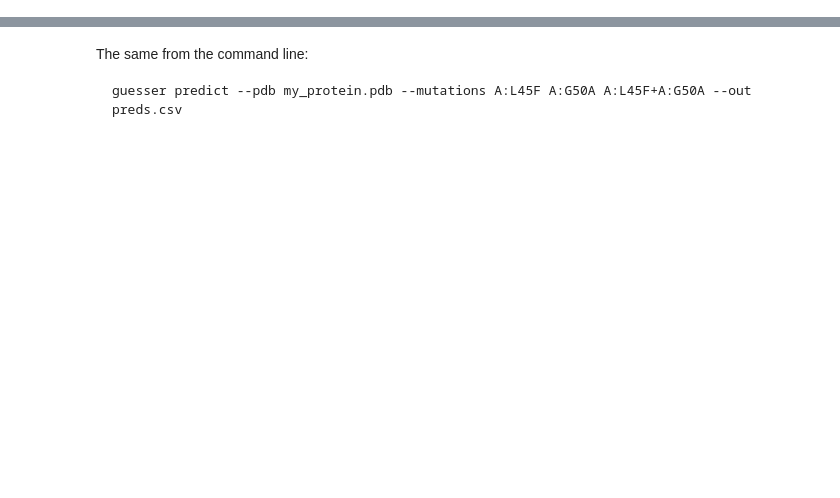
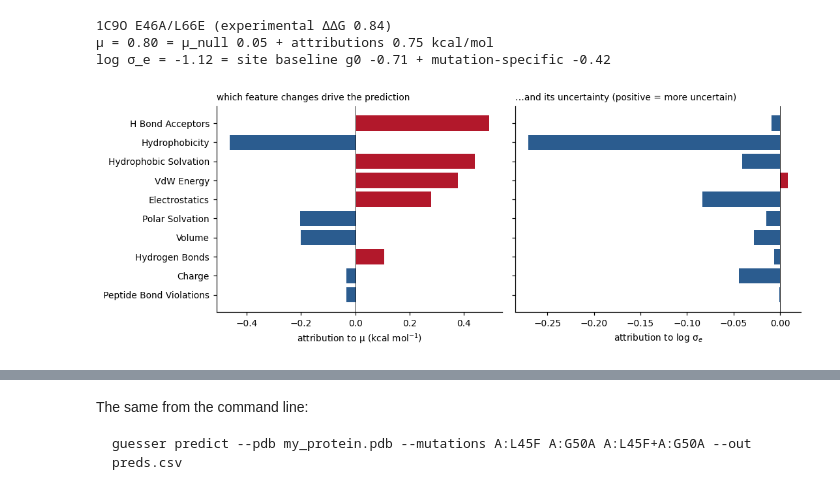
Before and after one commit to davsjob/guesser, a Jupyter notebook: notebooks/quickstart.ipynb, the cells around one changed output, grey strips where cells are left out. Drawn from its saved outputs; the diff is of its cells as text; code cells hidden in the pictures; blank space fills up the shorter version.

```diff
--- a/notebooks/quickstart.ipynb
+++ b/notebooks/quickstart.ipynb
@@ -115,0 +129,38 @@ node.sort_values(["mutated", "attribution"], ascending=[False, False], key=lambd
+# %%
+from torch_geometric.data import Batch
+from guesser.explain.core import explain_batch, load_explain_model
+
+# a double mutant: E46A/L66E in 1C9O (PTMUL-D)
+i = next(k for k, it in enumerate(graphs) if it["pdb"] == "1C9O.pdb" and short(it["mutation"]) == "E46A/L66E")
+g_wt, g_mt = graphs[i]["graph_pair"]
+bw, bm = Batch.from_data_list([g_wt]), Batch.from_data_list([g_mt])
+runs = []
+for w in weights:
+    model = load_explain_model(w, 23, torch.device("cpu"), torch.float64)
+    runs.append(explain_batch(model, bw, bm, n_steps=32, fast=True, max_nodes_per_pass=5000)[0][0])
+mean = lambda key: np.mean([r[key] for r in runs], axis=0)
+A_mu, A_sig = mean("signed_attr_mu"), mean("signed_attr_epistemic")       # [nodes, 23]
+g, g0 = mean("f_mut_epistemic"), mean("f0_mut_epistemic")
+
+print(graphs[i]["pdb"].replace(".pdb", ""), short(graphs[i]["mutation"]), f"(experimental ΔΔG {ens.true_ddg[i]:.2f})")
+print(f"μ = {mean('f_mut_mu'):.2f} = μ_null {mean('f0_mut_mu'):.2f} + attributions {A_mu.sum():.2f} kcal/mol")
+print(f"log σ_e = {g:.2f} = site baseline g0 {g0:.2f} + mutation-specific {A_sig.sum():.2f}")
+# %% [output]
+1C9O E46A/L66E (experimental ΔΔG 0.84)
+μ = 0.80 = μ_null 0.05 + attributions 0.75 kcal/mol
+log σ_e = -1.12 = site baseline g0 -0.71 + mutation-specific -0.42
+# %%
+names = [f.replace("_", " ") for f in FEATURE_NAMES]
+feat_mu = pd.Series(A_mu.sum(0), index=names)
+feat_sig = pd.Series(A_sig.sum(0), index=names)
+top = feat_mu.abs().nlargest(10).index[::-1]     # the ten features with the largest attribution to μ
+
+fig, ax = plt.subplots(1, 2, figsize=(10, 3.8), sharey=True)
+for a, s, lab in ((ax[0], feat_mu, "attribution to μ (kcal mol$^{-1}$)"), (ax[1], feat_sig, "attribution to log σ$_e$")):
+    a.barh(top, s[top], color=np.where(s[top] > 0, "#B2182B", "#2B5C8F"))
+    a.axvline(0, color="k", lw=.6); a.set_xlabel(lab)
+ax[0].set_title("which feature changes drive the prediction", loc="left", fontsize=9)
+ax[1].set_title("…and its uncertainty (positive = more uncertain)", loc="left", fontsize=9)
+plt.tight_layout()
+# %% [output]
+[figure, added]
```
Also changed, not shown: parts of 22 cells of this notebook.
